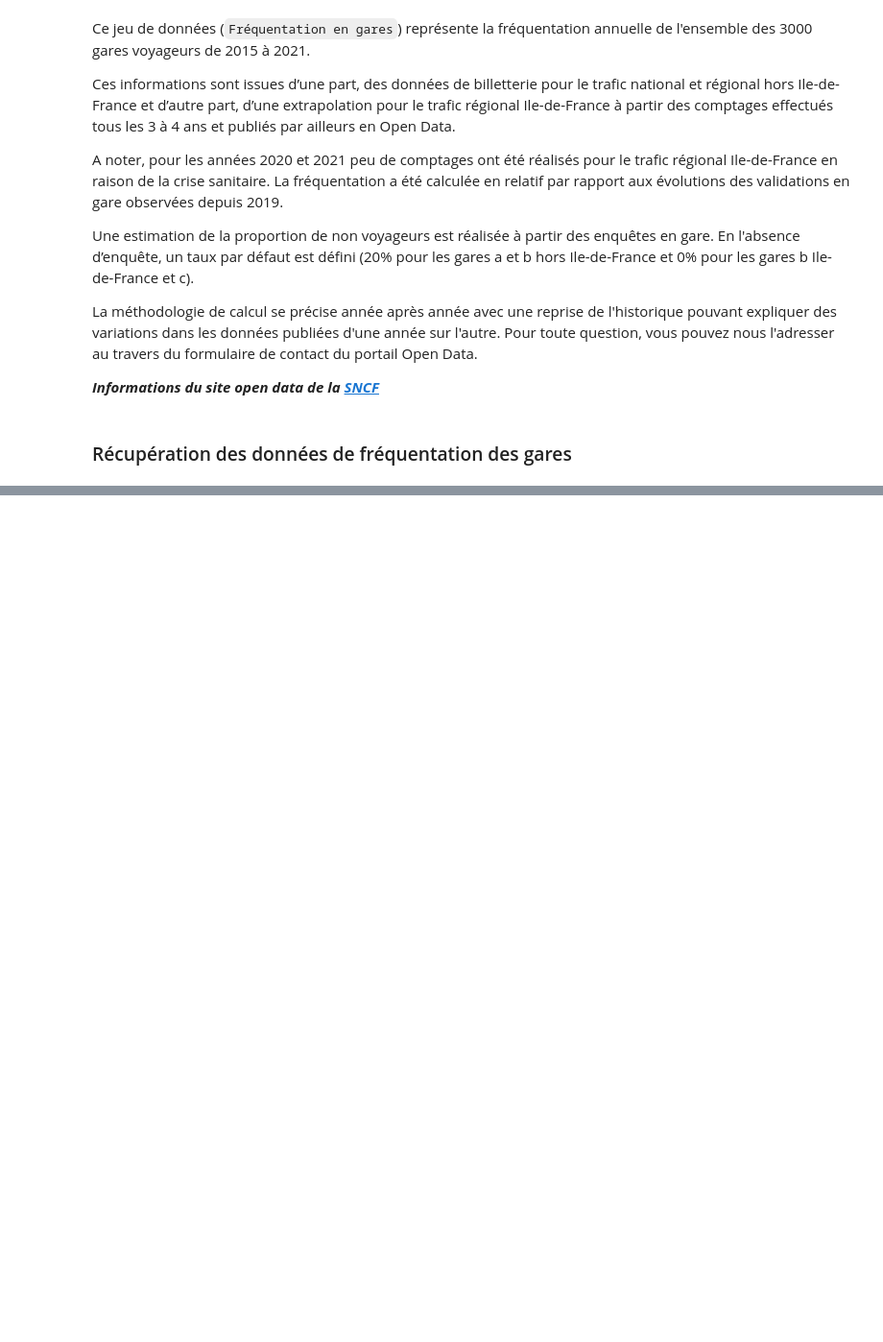
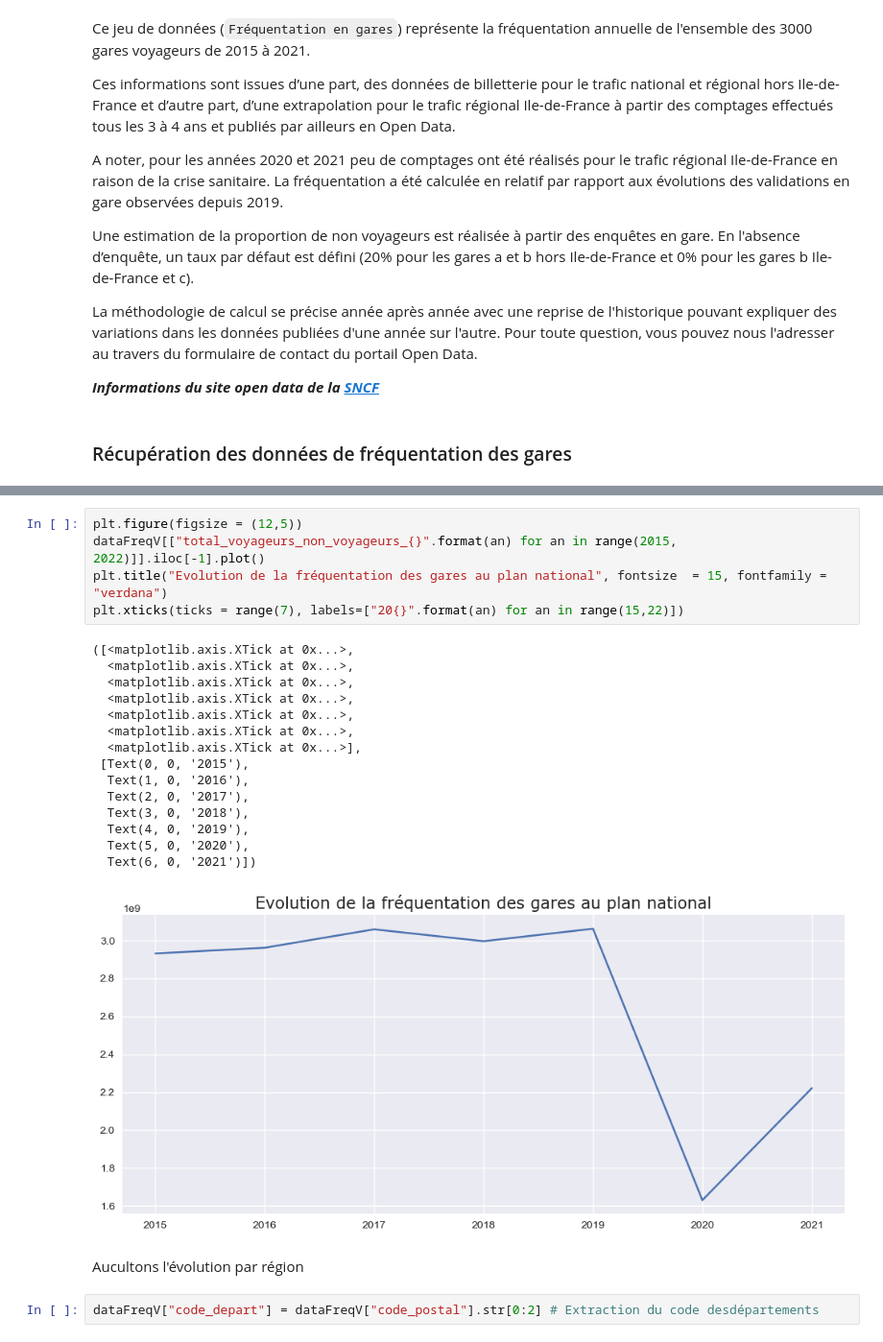
Before and after one commit to gbiaou/Projet_Python_SNCF, a Jupyter notebook: frequentation-gares.ipynb, the cells around one changed output, grey strips where cells are left out. Shown at 96% size. Cells and saved outputs as stored; diff of their text form; blank space fills up the shorter version.

```diff
--- a/frequentation-gares.ipynb
+++ b/frequentation-gares.ipynb
@@ -41,0 +144,25 @@ Dans le jeu de données ,
+# %%
+plt.figure(figsize = (12,5))
+dataFreqV[["total_voyageurs_non_voyageurs_{}".format(an) for an in range(2015, 2022)]].iloc[-1].plot()
+plt.title("Evolution de la fréquentation des gares au plan national", fontsize  = 15, fontfamily = "verdana")
+plt.xticks(ticks = range(7), labels=["20{}".format(an) for an in range(15,22)])
+# %% [output]
+([<matplotlib.axis.XTick at 0x...>,
+  <matplotlib.axis.XTick at 0x...>,
+  <matplotlib.axis.XTick at 0x...>,
+  <matplotlib.axis.XTick at 0x...>,
+  <matplotlib.axis.XTick at 0x...>,
+  <matplotlib.axis.XTick at 0x...>,
+  <matplotlib.axis.XTick at 0x...>],
+ [Text(0, 0, '2015'),
+  Text(1, 0, '2016'),
+  Text(2, 0, '2017'),
+  Text(3, 0, '2018'),
+  Text(4, 0, '2019'),
+  Text(5, 0, '2020'),
+  Text(6, 0, '2021')])
+[figure, added]
+# %% [markdown]
+Aucultons l'évolution par région
+# %%
+dataFreqV["code_depart"] = dataFreqV["code_postal"].str[0:2] # Extraction du code desdépartements
```
Also changed, not shown: parts of 30 cells of this notebook.
